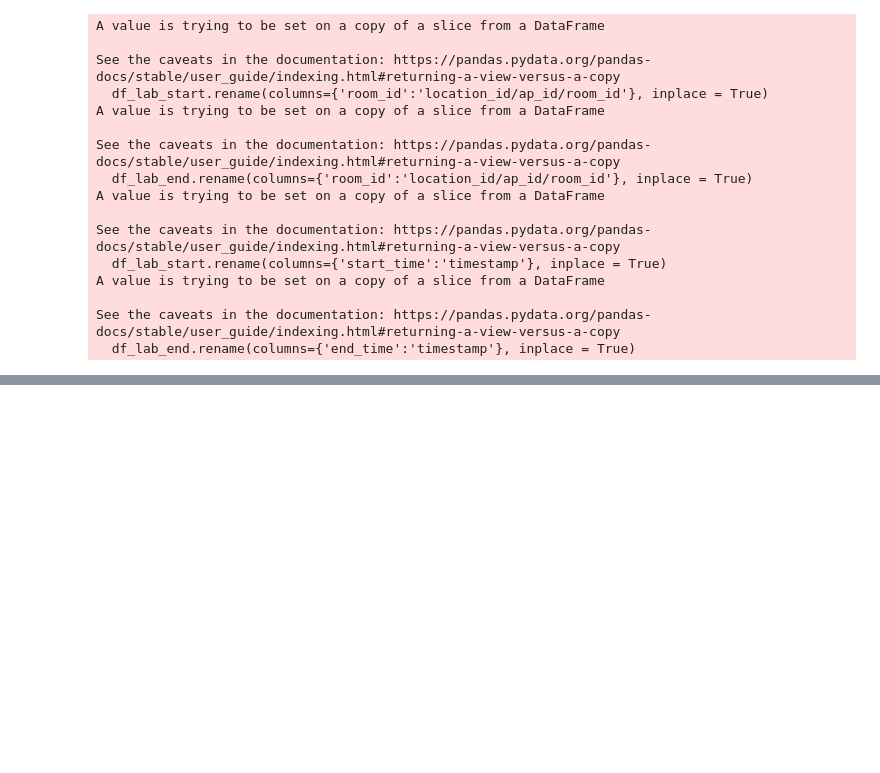
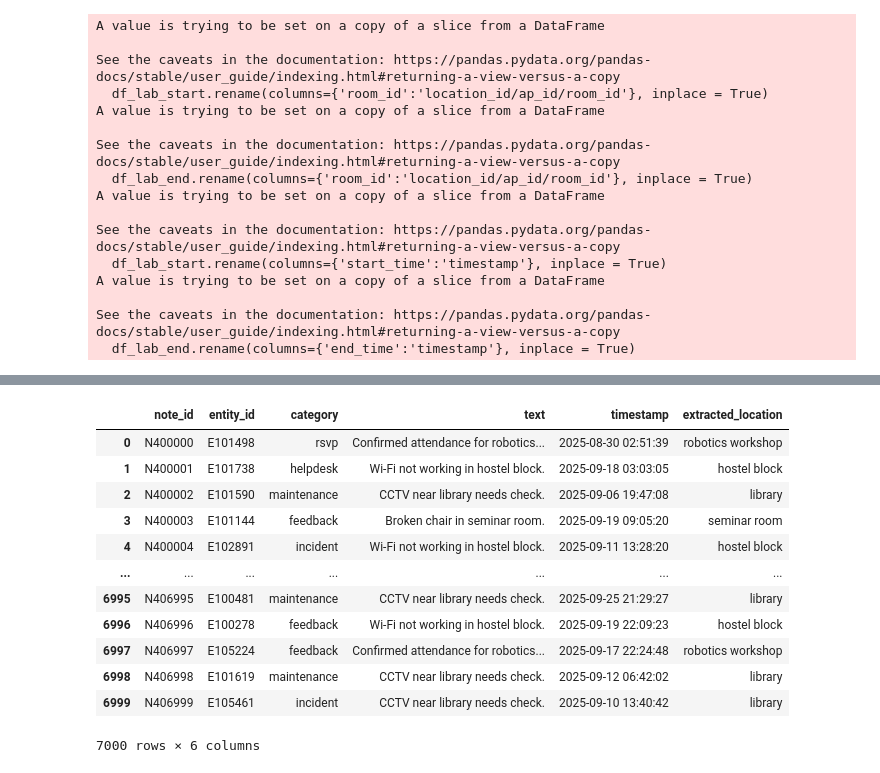
Before and after one commit to nilotpal-n7/ethos-security, a Jupyter notebook: Unified_Timeline.ipynb, the cells around one changed output, grey strips where cells are left out. Saved outputs shown, nothing was run; the diff lists cells and outputs as text; code cells hidden in the pictures; blank space fills up the shorter version.

```diff
--- a/Unified_Timeline.ipynb
+++ b/Unified_Timeline.ipynb
@@ -119,2 +134,27 @@ unified_timeline_swipe_wifi_checkouts_labs = unified_timeline_swipe_wifi_checkou
 # %%
 unified_timeline_swipe_wifi_checkouts_labs.to_csv("unified_timeline_swipe_wifi_checkouts_labs.csv")
+# %%
+df_notes = pd.read_csv("free_text_notes (helpdesk or RSVPs).csv")
+pattern = r'(in|near|requesting|for)\s+([A-Z_0-9]+)'
+df_notes['extracted_location'] = df_notes['text'].str.extract(pattern, flags=re.IGNORECASE)[1]
+condition = df_notes['extracted_location'] == 'seminar'
+df_notes.loc[condition, 'extracted_location'] = 'seminar room'
+dondition = df_notes['extracted_location'] == 'hostel'
+df_notes.loc[dondition, 'extracted_location'] = 'hostel block'
+eondition = df_notes['extracted_location'] == 'robotics'
+df_notes.loc[eondition, 'extracted_location'] = 'robotics workshop'
+df_notes
+# %% [output]
+|  | note_id | entity_id | category | text | timestamp | extracted_location |
+| 0 | N400000 | E101498 | rsvp | Confirmed attendance for robotics... | 2025-08-30 02:51:39 | robotics workshop |
+| 1 | N400001 | E101738 | helpdesk | Wi-Fi not working in hostel block. | 2025-09-18 03:03:05 | hostel block |
+| 2 | N400002 | E101590 | maintenance | CCTV near library needs check. | 2025-09-06 19:47:08 | library |
+| 3 | N400003 | E101144 | feedback | Broken chair in seminar room. | 2025-09-19 09:05:20 | seminar room |
+| 4 | N400004 | E102891 | incident | Wi-Fi not working in hostel block. | 2025-09-11 13:28:20 | hostel block |
+| ... | ... | ... | ... | ... | ... | ... |
+| 6995 | N406995 | E100481 | maintenance | CCTV near library needs check. | 2025-09-25 21:29:27 | library |
+| 6996 | N406996 | E100278 | feedback | Wi-Fi not working in hostel block. | 2025-09-19 22:09:23 | hostel block |
+| 6997 | N406997 | E105224 | feedback | Confirmed attendance for robotics... | 2025-09-17 22:24:48 | robotics workshop |
+| 6998 | N406998 | E101619 | maintenance | CCTV near library needs check. | 2025-09-12 06:42:02 | library |
+| 6999 | N406999 | E105461 | incident | CCTV near library needs check. | 2025-09-10 13:40:42 | library |
+7000 rows × 6 columns
```
Also changed, not shown: parts of 6 cells of this notebook, 2 other files.
